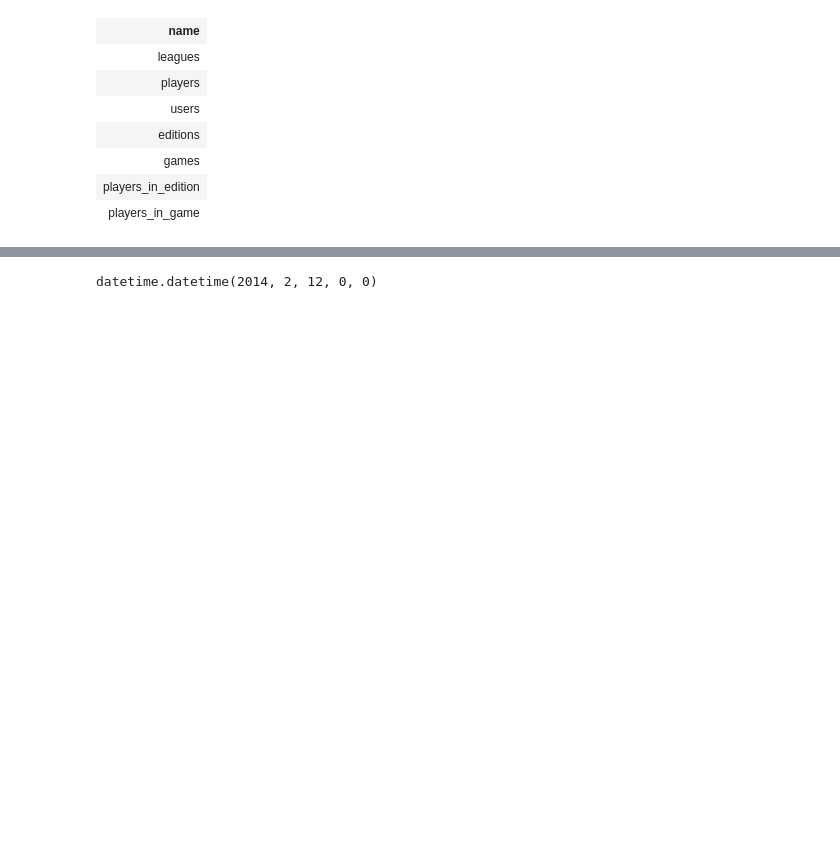
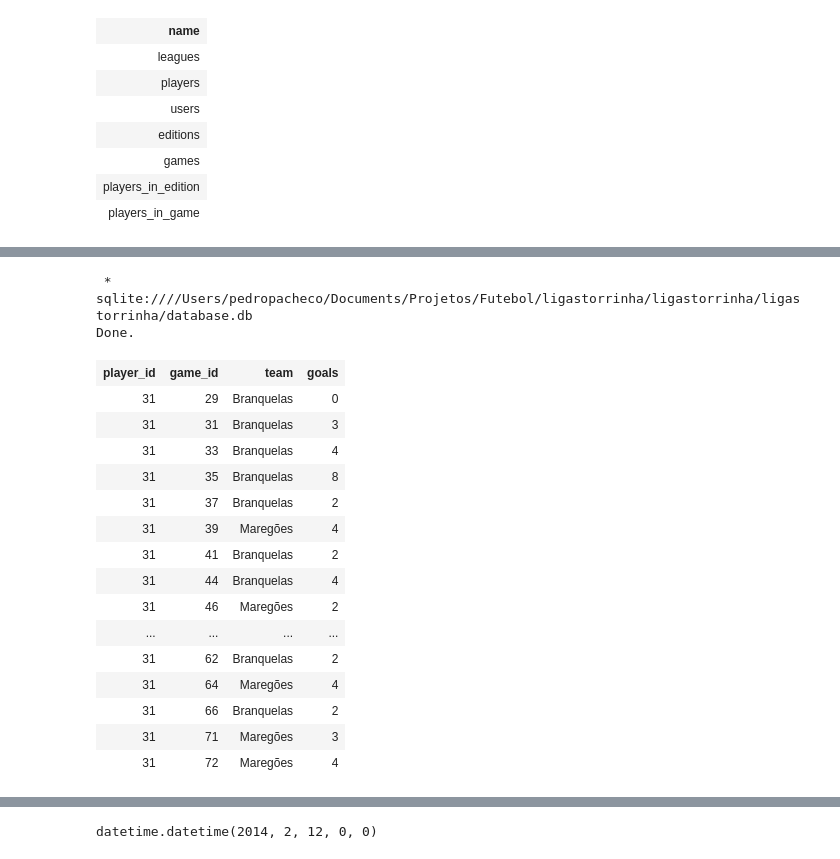
Before and after one commit to pedropacheco95/ligastorrinha, a Jupyter notebook: ligastorrinha/Untitled.ipynb, the cells around one changed output, grey strips where cells are left out. Cells and saved outputs as stored; diff of their text form; code cells hidden in the pictures; blank space fills up the shorter version.

```diff
--- a/ligastorrinha/Untitled.ipynb
+++ b/ligastorrinha/Untitled.ipynb
@@ -68,0 +67,22 @@ import datetime
+# %%
+%%sql
+select * from players_in_game where player_id=31;
+# %% [output]
+ * sqlite:////Users/pedropacheco/Documents/Projetos/Futebol/ligastorrinha/ligastorrinha/ligastorrinha/database.db
+Done.
+| player_id | game_id | team | goals |
+| 31 | 29 | Branquelas | 0 |
+| 31 | 31 | Branquelas | 3 |
+| 31 | 33 | Branquelas | 4 |
+| 31 | 35 | Branquelas | 8 |
+| 31 | 37 | Branquelas | 2 |
+| 31 | 39 | Maregões | 4 |
+| 31 | 41 | Branquelas | 2 |
+| 31 | 44 | Branquelas | 4 |
+| 31 | 46 | Maregões | 2 |
+| ... | ... | ... | ... |
+| 31 | 62 | Branquelas | 2 |
+| 31 | 64 | Maregões | 4 |
+| 31 | 66 | Branquelas | 2 |
+| 31 | 71 | Maregões | 3 |
+| 31 | 72 | Maregões | 4 |
```
Also changed, not shown: parts of 7 cells of this notebook, 26 other files.
